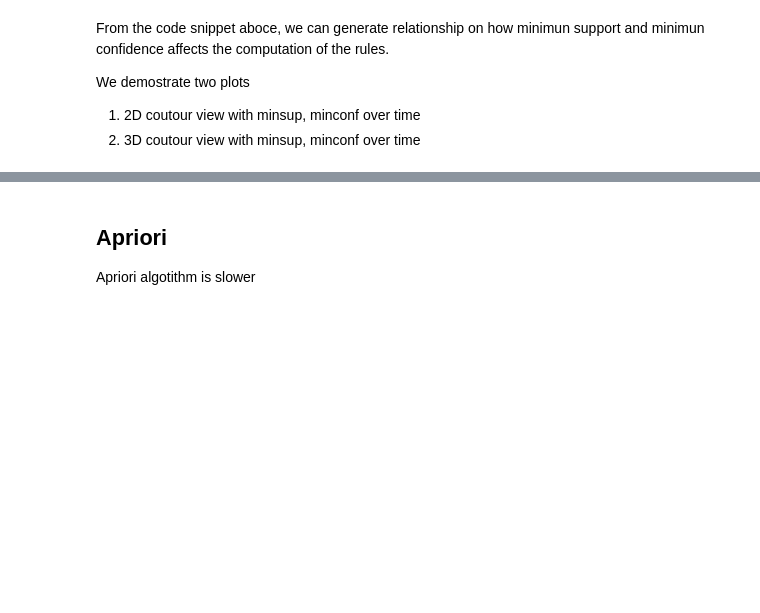
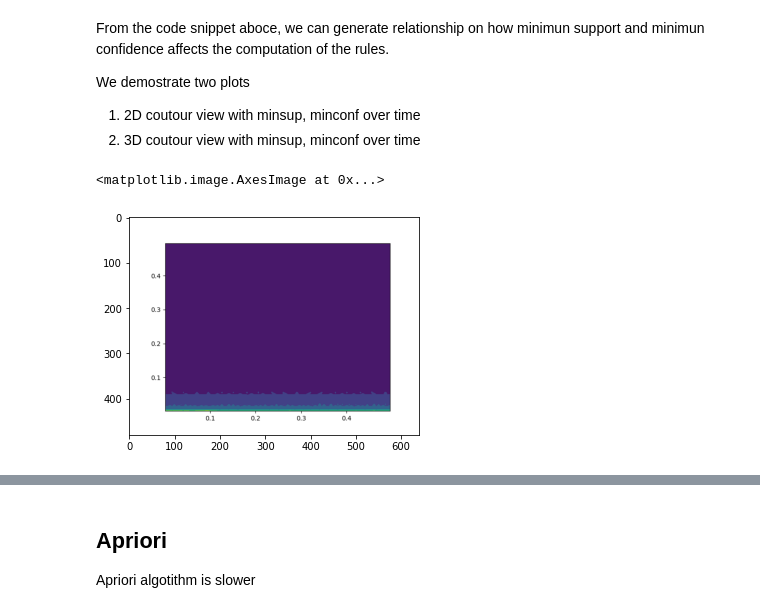
Before and after one commit to iknowright/data-mining-association-rules, a Jupyter notebook: analysis.ipynb, the cells around one changed output, grey strips where cells are left out. Cells and saved outputs as stored; diff of their text form; code cells hidden in the pictures; blank space fills up the shorter version.

```diff
--- a/analysis.ipynb
+++ b/analysis.ipynb
@@ -112,3 +258,9 @@ We demostrate two plots
 2. 3D coutour view with minsup, minconf over time
 # %%
 # plot_fp_growth_analysis()
+# %%
+image = plt.imread("images/fp_growth_2d.png")
+plt.imshow(image)
+# %% [output]
+<matplotlib.image.AxesImage at 0x...>
+[figure, added]
```
Also changed, not shown: parts of 17 cells of this notebook.
